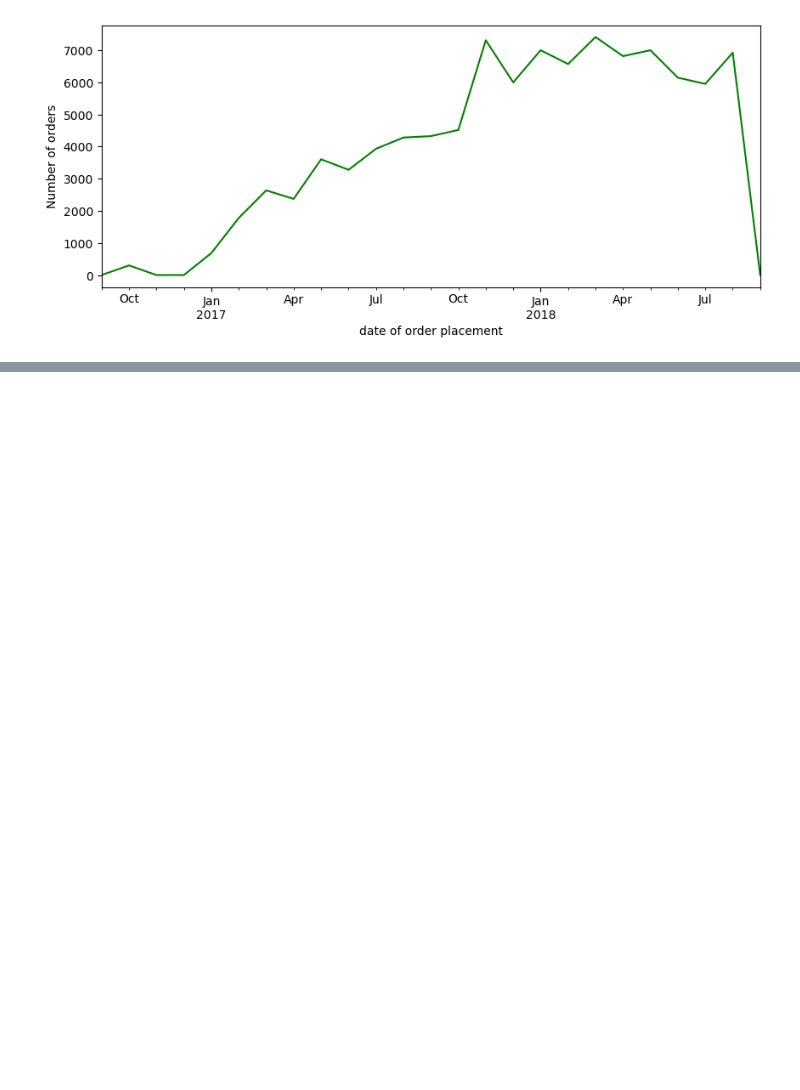
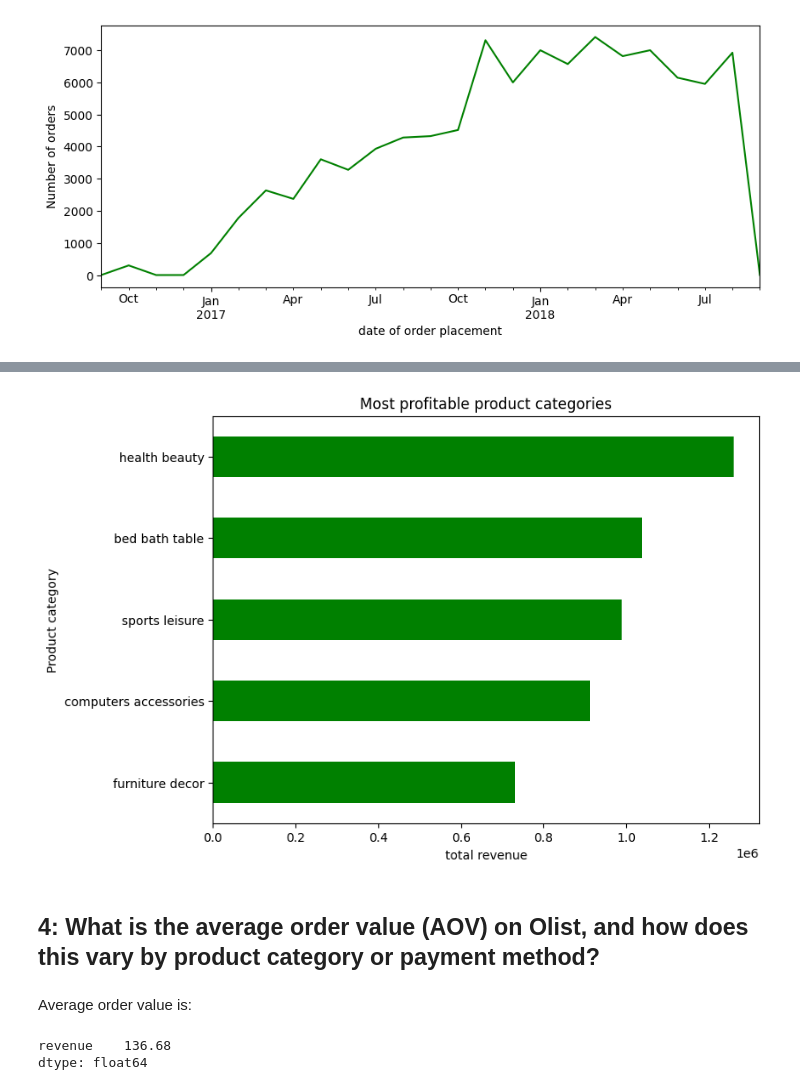
Before and after one commit to chusk2/git_, a Jupyter notebook: olist.ipynb, the cells around one changed output, grey strips where cells are left out. Saved outputs shown, nothing was run; the diff lists cells and outputs as text; code cells hidden in the pictures; blank space fills up the shorter version.

```diff
--- a/olist.ipynb
+++ b/olist.ipynb
@@ -284,0 +313,19 @@ plt.show()
+# %%
+fig, ax = plt.subplots(figsize=(8,6))
+data = categories_count.total_revenue[:5].sort_values()
+data.plot.barh(color='green')
+ax.set_xlabel('total revenue')
+ax.set_ylabel('Product category')
+ax.set_title('Most profitable product categories')
+plt.show()
+# %% [output]
+[figure, added]
+# %% [markdown]
+## 4: What is the average order value (AOV) on Olist, and how does this vary by product category or payment method?
+# %% [markdown]
+Average order value is:
+# %%
+round(revenues_by_order.mean(), 2)
+# %% [output]
+revenue    136.68
+dtype: float64
```
Also changed, not shown: parts of 63 cells of this notebook.
